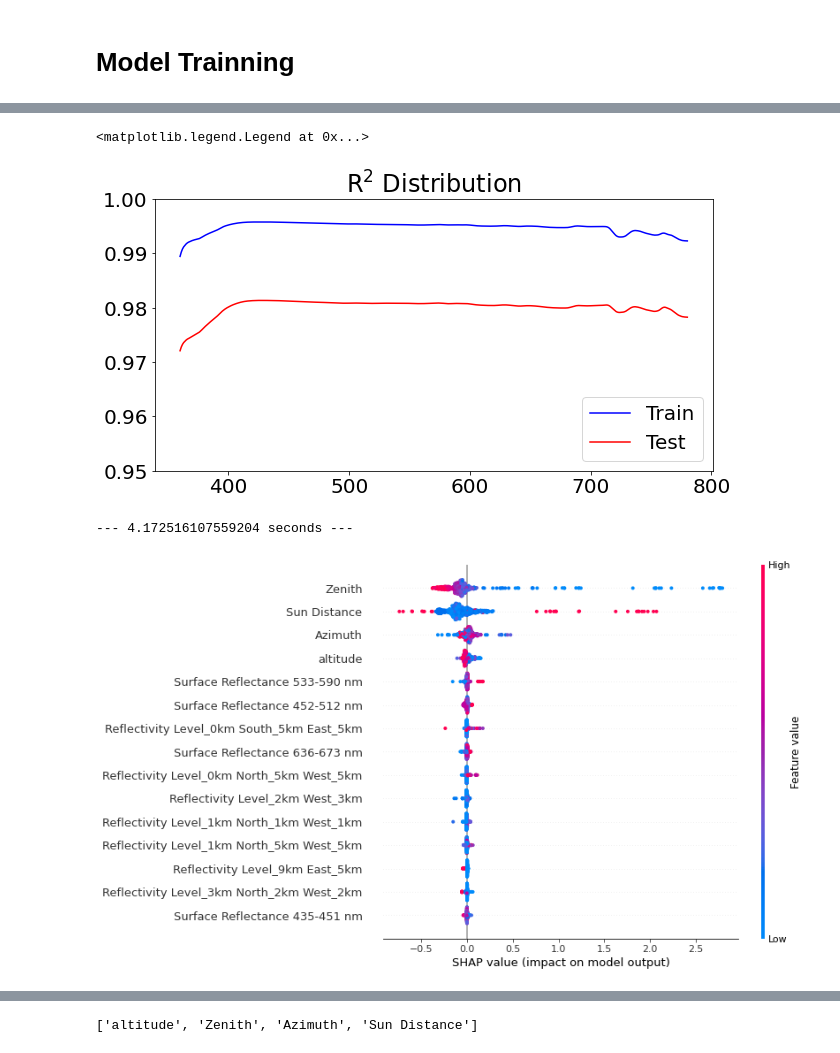
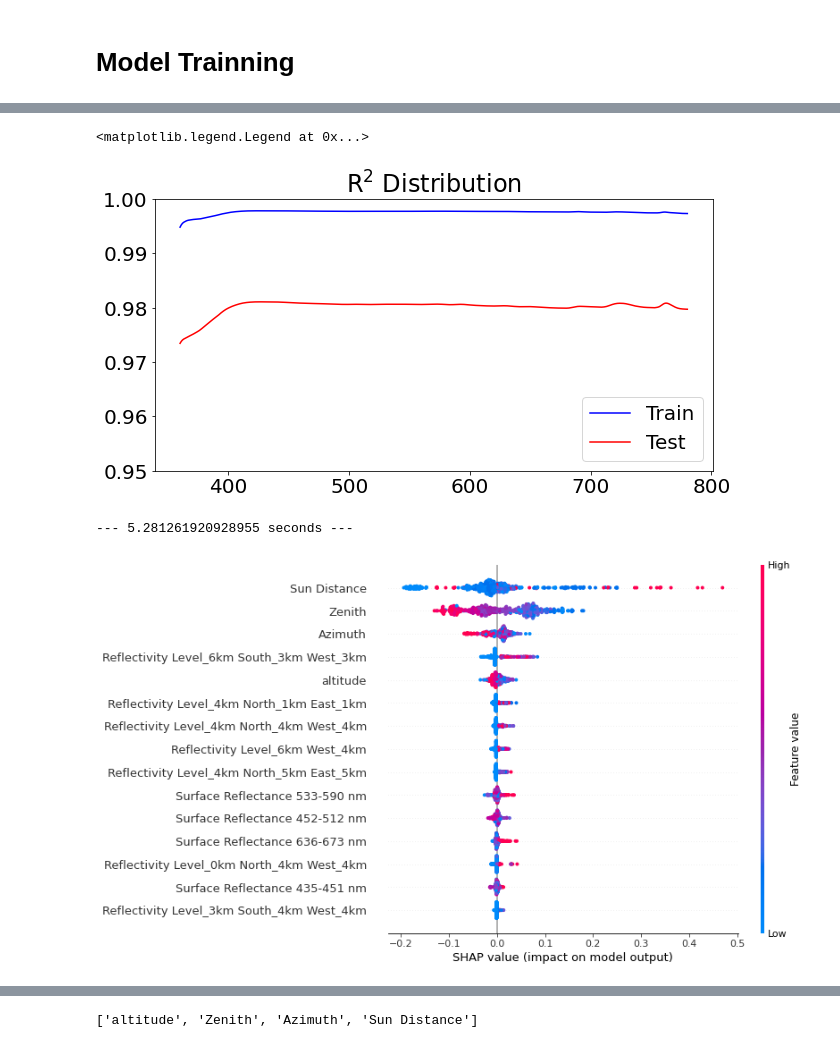
Before and after one commit to yichigo/Neighborhood-Scale-Solar-Irradiance-Estimation, a Jupyter notebook: model_spatial.ipynb, the cells around one changed output, grey strips where cells are left out. Drawn from its saved outputs; the diff is of its cells as text; code cells hidden in the pictures.

```diff
--- a/model_spatial.ipynb
+++ b/model_spatial.ipynb
@@ -175,7 +191,7 @@ num_features
 # %%
 # PCA to the scaled output
 
-n_components = 3
+n_components = 5
 
 DR = 'PCA'
 pca = PCA(n_components=n_components, random_state = RANDOM_STATE)
@@ -457,7 +487,7 @@ plt.legend( loc='lower right')
 # plt.savefig(dir_out + 'whole' + '/Lightgbm_R2' + structure + '.png')
 # %% [output]
 <matplotlib.legend.Legend at 0x...>
-[figure, old version]
+[figure, new version]
 # %%
 # Create object that can calculate shap values
 num_shap = 500
@@ -471,10 +501,16 @@ tree_shap_values1 = explainer1.shap_values(X_train[:num_shap]) # 421 x num_shap
 explainer2 = shap.TreeExplainer(model.estimators_[2])
 tree_shap_values2 = explainer2.shap_values(X_train[:num_shap]) # 421 x num_shap x n_components
 
+explainer3 = shap.TreeExplainer(model.estimators_[3])
+tree_shap_values3 = explainer3.shap_values(X_train[:num_shap]) # 421 x num_shap x n_components
+
+explainer4 = shap.TreeExplainer(model.estimators_[4])
+tree_shap_values4 = explainer4.shap_values(X_train[:num_shap]) # 421 x num_shap x n_components
+
 
 print("--- %s seconds ---" % (time.time() - start_time))
 # %% [output]
---- 4.172516107559204 seconds ---
+--- 5.281261920928955 seconds ---
 # %%
 tree_shap_values_Xmulti_Yscaled = tree_shap_values0[:,:,None]*pca.components_[0][None,:] \
                                 + tree_shap_values1[:,:,None]*pca.components_[1][None,:] \
@@ -485,15 +523,15 @@ tree_shap_values_Yscaled = np.mean(tree_shap_values_Xmulti_Yscaled, axis = -1)
 # %%
 # plot
 max_display = 15
 # shap_values = pca.inverse_transform(shap_values_DR)
-shap.summary_plot(tree_shap_values_Yscaled, X_train[:num_shap],
+shap.summary_plot(tree_shap_values4, X_train[:num_shap],
 #                   feature_names = features_DR,
                   plot_size=(12,int(max_display/2)),#'auto'
                   max_display = max_display,
                   show=False
                  )
 # plt.xlim(-20000, 30000)
 plt.tight_layout()
 # plt.savefig(dir_out + 'Illuminance' + '/Lightgbm_shap_'+ 'whole' +structure+'.png')
 # %% [output]
-[figure, old version]
+[figure, new version]
```
Also changed, not shown: parts of 20 cells of this notebook, 1 other file.
